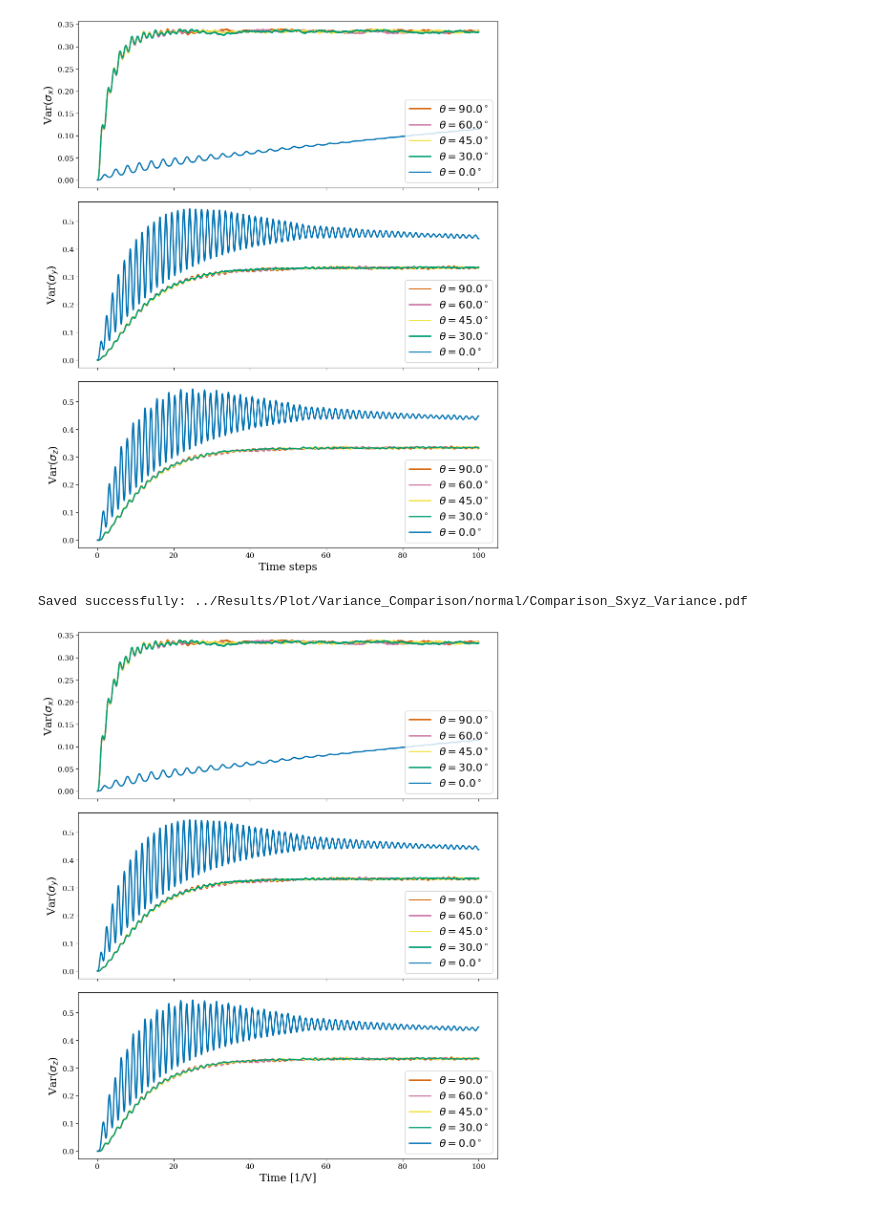
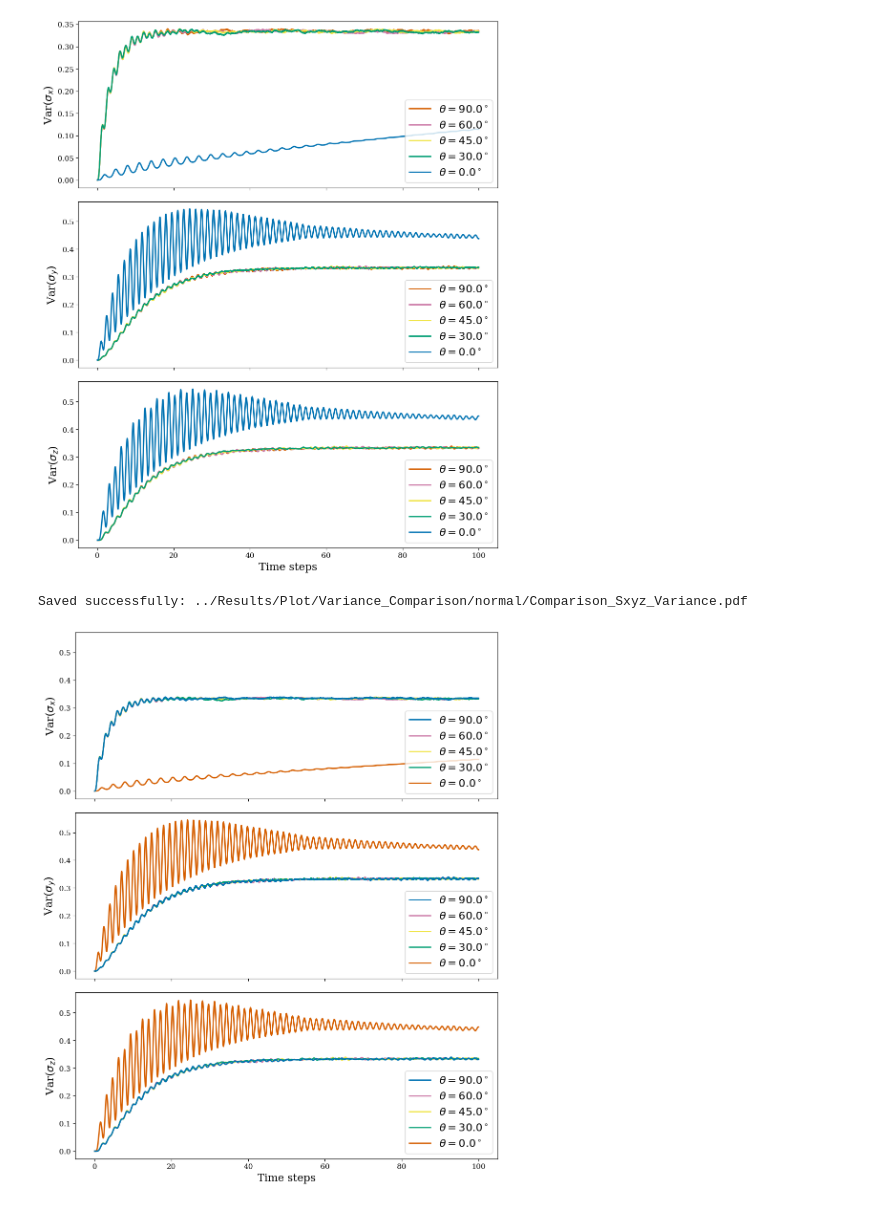
Before and after one commit to francescociavarella/Collisional-Methods, a Jupyter notebook: Exciton_Dimer/Codes/Complete_Sx_Sy_Sz_exp_value_analysis.ipynb, the cells around one changed output. Drawn from its saved outputs; the diff is of its cells as text; code cells hidden in the pictures.

```diff
--- a/Exciton_Dimer/Codes/Complete_Sx_Sy_Sz_exp_value_analysis.ipynb
+++ b/Exciton_Dimer/Codes/Complete_Sx_Sy_Sz_exp_value_analysis.ipynb
@@ -550,8 +550,8 @@ set_thesis_style()
 # Same palette used across the Trace Distance and Pauli variance scripts,
 # so that a given angle always has the same color in every figure.
 THETA_COLOR_MAP = {
-    90: '#0072B2',
-    0:  '#D55E00',
+    0: '#0072B2',
+    90:  '#D55E00',
     60: '#009E73',
     45: '#F0E442',
     30: '#CC79A7',
@@ -588,6 +588,12 @@ for angle in angles_to_plot:
     # Fixed color assigned to this angle (consistent across all 3 panels)
     color_theta = get_theta_color(angle)
 
+    # Linewidth: thicker for the two reference limits (90, 0), thinner for the rest
+    linewidth_theta = 2.0 if angle in (90.0, 0.0) else 1.8
+
+    # Draw order: theta = 90 always on top, so it doesn't get covered by overlapping curves
+    zorder_theta = 10 if angle == 0.0 else 5
+
     filepath_sx = os.path.join(Input_dir, main_subdir, "Sx", f"Complete_Sx_Theta_{angle}deg.npz")
     filepath_sy = os.path.join(Input_dir, main_subdir, "Sy", f"Complete_Sy_Theta_{angle}deg.npz")
     filepath_sz = os.path.join(Input_dir, main_subdir, "Sz", f"Complete_Sz_Theta_{angle}deg.npz")
@@ -598,42 +604,49 @@ for angle in angles_to_plot:
     # --- Load and plot Sx ---
     if os.path.exists(filepath_sx):
         data_sx = np.load(filepath_sx)
-        ax1.plot(data_sx['times'], data_sx['var_sx'], label=legend_label, color=color_theta)
+        ax1.plot(data_sx['times'], data_sx['var_sx'], label=legend_label, color=color_theta, linewidth=linewidth_theta, zorder=zorder_theta)
     else:
         print(f"Warning: Missing file {filepath_sx}")
 
     # --- Load and plot Sy ---
     if os.path.exists(filepath_sy):
         data_sy = np.load(filepath_sy)
-        ax2.plot(data_sy['times'], data_sy['var_sy'], label=legend_label, color=color_theta)
+        ax2.plot(data_sy['times'], data_sy['var_sy'], label=legend_label, color=color_theta, linewidth=linewidth_theta, zorder=zorder_theta)
     else:
         print(f"Warning: Missing file {filepath_sy}")
 
     # --- Load and plot Sz ---
     if os.path.exists(filepath_sz):
         data_sz = np.load(filepath_sz)
-        ax3.plot(data_sz['times'], data_sz['var_sz'], label=legend_label, color=color_theta)
+        ax3.plot(data_sz['times'], data_sz['var_sz'], label=legend_label, color=color_theta, linewidth=linewidth_theta, zorder=zorder_theta)
     else:
         print(f"Warning: Missing file {filepath_sz}")
 
 # Configure the Sx subplot (No title, just y-label and legend)
 ax1.set_ylabel(r'Var($\sigma_x$)', fontsize=LABEL_FONTSIZE)
 ax1.legend(loc='lower right', fontsize=LEGEND_FONTSIZE)
 
 # Configure the Sy subplot
 ax2.set_ylabel(r'Var($\sigma_y$)', fontsize=LABEL_FONTSIZE)
 ax2.legend(loc='lower right', fontsize=LEGEND_FONTSIZE)
 
 # Configure the Sz subplot (x-label only goes on the bottom one)
-ax3.set_xlabel(r'Time [1/V]', fontsize=LABEL_FONTSIZE)
+ax3.set_xlabel('Time steps', fontsize=LABEL_FONTSIZE)
 ax3.set_ylabel(r'Var($\sigma_z$)', fontsize=LABEL_FONTSIZE)
 ax3.legend(loc='lower right', fontsize=LEGEND_FONTSIZE)
+
+# Make all 3 y-axes share the same range ("same height"), so the panels
+# are directly comparable at a glance
+y_min = min(ax.get_ylim()[0] for ax in (ax1, ax2, ax3))
+y_max = max(ax.get_ylim()[1] for ax in (ax1, ax2, ax3))
+for ax in (ax1, ax2, ax3):
+    ax.set_ylim(y_min, y_max)
 
 # Save Plot using your custom function
 save_fig(fig, "Comparison_Sxyz_Variance", Output_dir)
 
 # Render the final figure
 plt.show()
 # %% [output]
 Saved successfully: ../Results/Plot/Variance_Comparison/normal/Comparison_Sxyz_Variance.pdf
-[figure, old version]
+[figure, new version]
```
Also changed, not shown: 5 other files.
